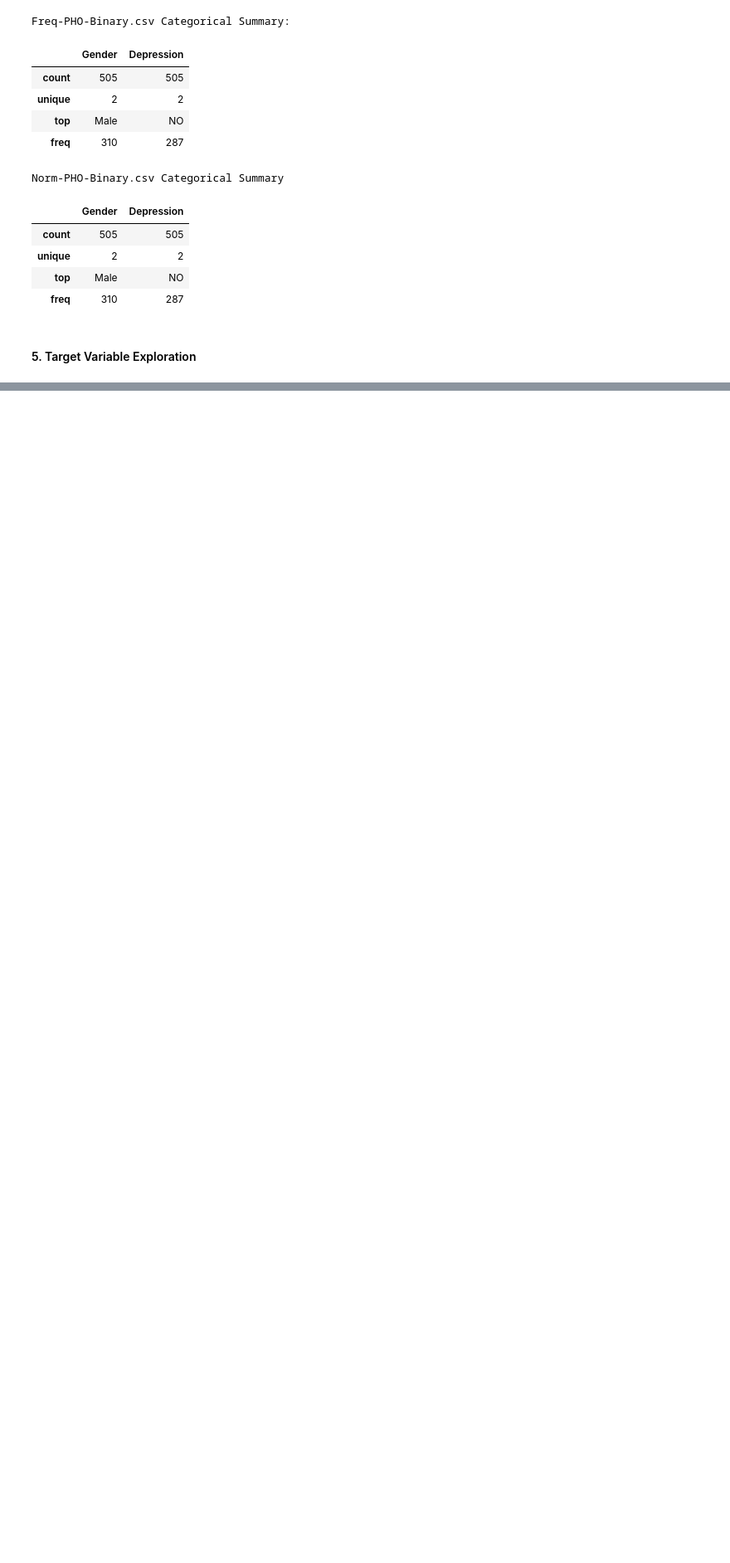
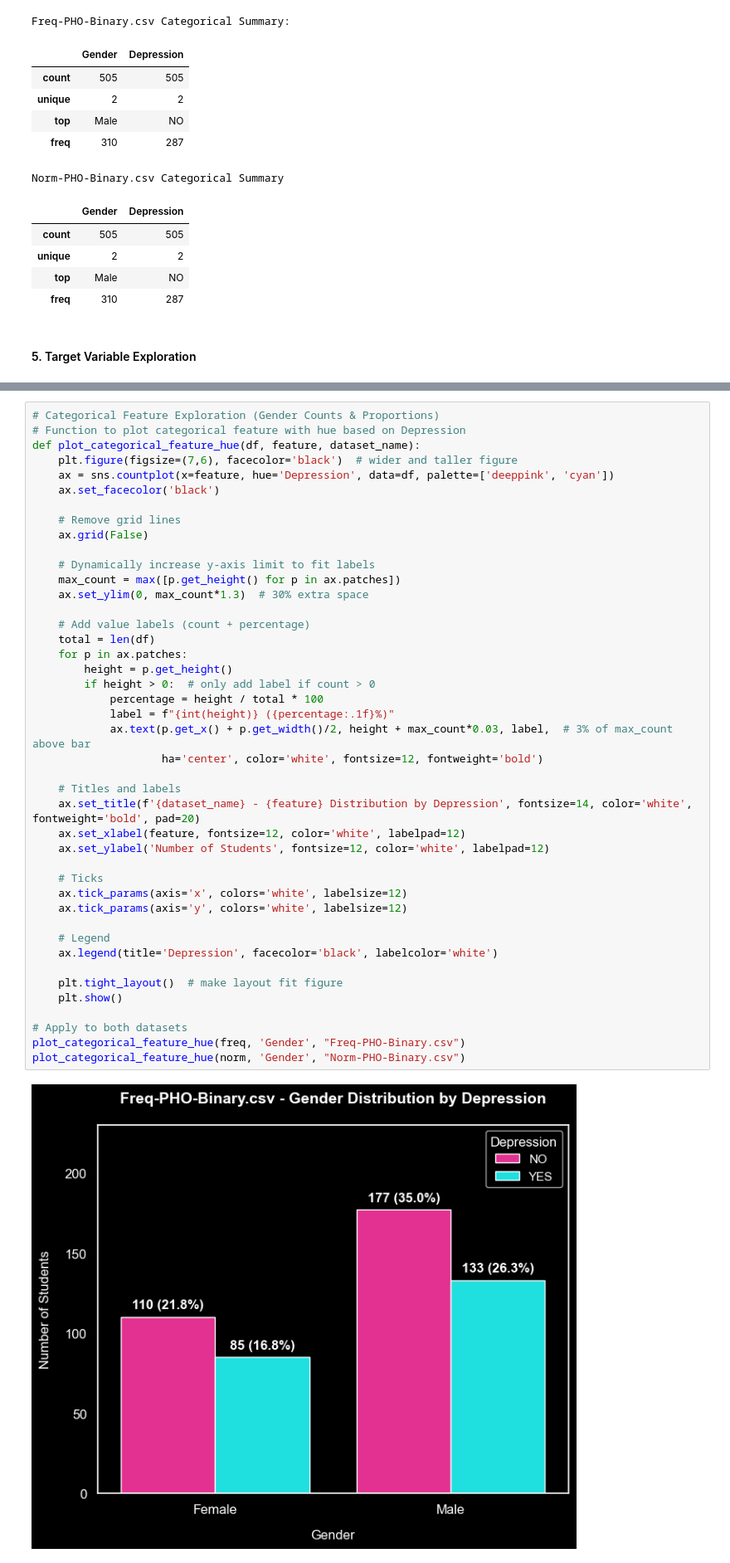
Before and after one commit to Syaza777/Classification-Depression-Dataset-Using-KNN-DT-SVM, a Jupyter notebook: A1.ipynb, the cells around one changed output, grey strips where cells are left out. Shown at 83% size. Saved outputs shown, nothing was run; the diff lists cells and outputs as text; blank space fills up the shorter version.

```diff
--- a/A1.ipynb
+++ b/A1.ipynb
@@ -350,0 +404,45 @@ plot_target_distribution(norm, "Norm-PHO-Binary.csv")
+# %%
+# Categorical Feature Exploration (Gender Counts & Proportions)
+# Function to plot categorical feature with hue based on Depression
+def plot_categorical_feature_hue(df, feature, dataset_name):
+    plt.figure(figsize=(7,6), facecolor='black')  # wider and taller figure
+    ax = sns.countplot(x=feature, hue='Depression', data=df, palette=['deeppink', 'cyan'])
+    ax.set_facecolor('black')
+
+    # Remove grid lines
+    ax.grid(False)
+
+    # Dynamically increase y-axis limit to fit labels
+    max_count = max([p.get_height() for p in ax.patches])
+    ax.set_ylim(0, max_count*1.3)  # 30% extra space
+
+    # Add value labels (count + percentage)
+    total = len(df)
+    for p in ax.patches:
+        height = p.get_height()
+        if height > 0:  # only add label if count > 0
+            percentage = height / total * 100
+            label = f"{int(height)} ({percentage:.1f}%)"
+            ax.text(p.get_x() + p.get_width()/2, height + max_count*0.03, label,  # 3% of max_count above bar
+                    ha='center', color='white', fontsize=12, fontweight='bold')
+
+    # Titles and labels
+    ax.set_title(f'{dataset_name} - {feature} Distribution by Depression', fontsize=14, color='white', fontweight='bold', pad=20)
+    ax.set_xlabel(feature, fontsize=12, color='white', labelpad=12)
+    ax.set_ylabel('Number of Students', fontsize=12, color='white', labelpad=12)
+
+    # Ticks
+    ax.tick_params(axis='x', colors='white', labelsize=12)
+    ax.tick_params(axis='y', colors='white', labelsize=12)
+
+    # Legend
+    ax.legend(title='Depression', facecolor='black', labelcolor='white')
+
+    plt.tight_layout()  # make layout fit figure
+    plt.show()
+
+# Apply to both datasets
+plot_categorical_feature_hue(freq, 'Gender', "Freq-PHO-Binary.csv")
+plot_categorical_feature_hue(norm, 'Gender', "Norm-PHO-Binary.csv")
+# %% [output]
+[figure, added]
```
Also changed, not shown: parts of 11 cells of this notebook.
